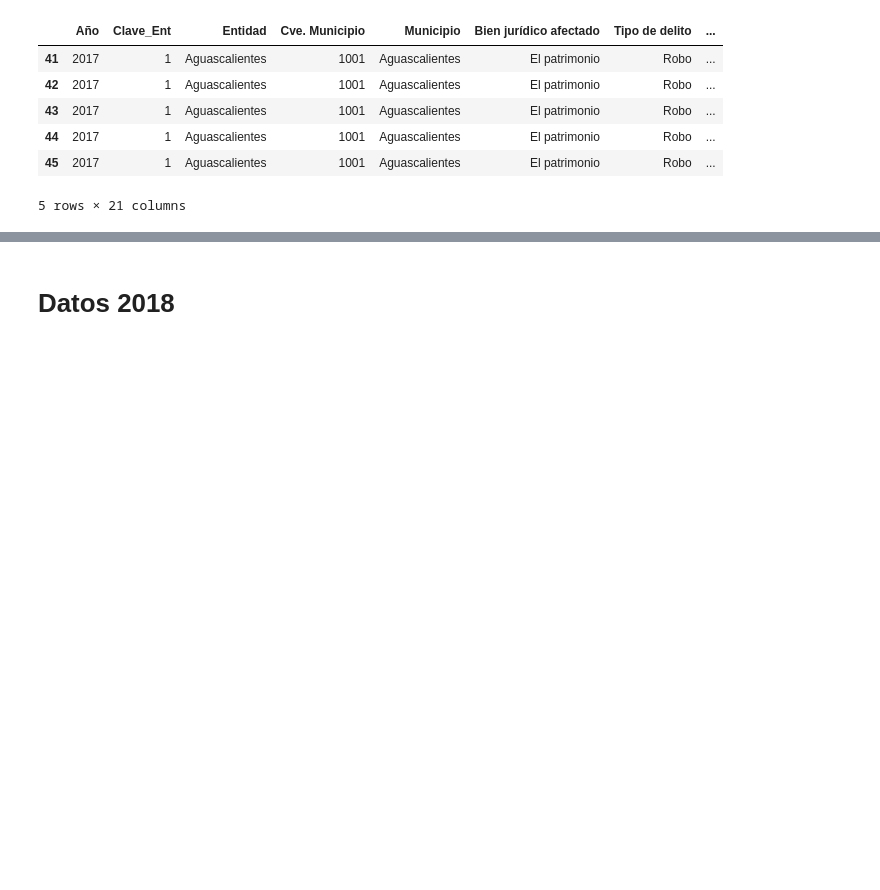
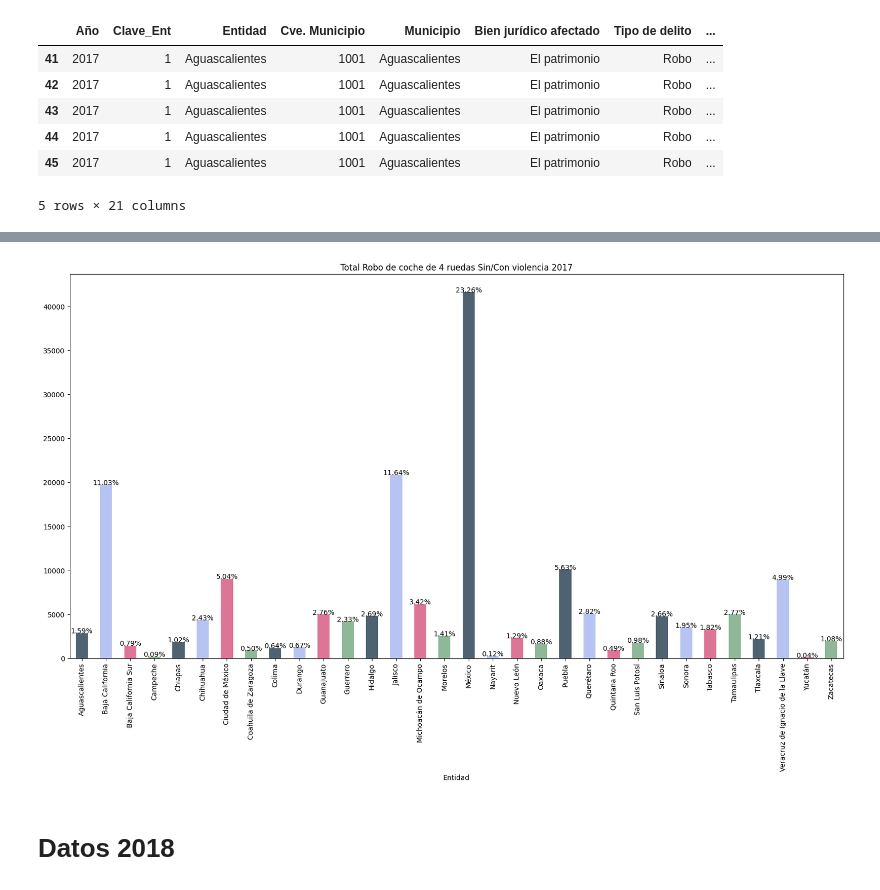
Before and after one commit to Paupau20/Colab, a Jupyter notebook: ASE.ipynb, the cells around one changed output, grey strips where cells are left out. Drawn from its saved outputs; the diff is of its cells as text; code cells hidden in the pictures; blank space fills up the shorter version.

```diff
--- a/ASE.ipynb
+++ b/ASE.ipynb
@@ -302,6 +323,7 @@ See the caveats in the documentation: https://pandas.pydata.org/pandas-docs/stab
 # %%
 # Hacemos un nuevo df en donde solo tengamos el robo de coches con y sin violencia
-cocher16 = df2016b.loc[(df2015b['Modalidad'] == 'Robo de coche de 4 ruedas Con violencia') | (df2015b['Modalidad'] == 'Robo de coche de 4 ruedas Sin violencia')]
+cocher16 = df2016b.loc[(df2016b['Modalidad'] == 'Robo de coche de 4 ruedas Con violencia') |
+                       (df2016b['Modalidad'] == 'Robo de coche de 4 ruedas Sin violencia')]
 cocher16.head()
 # %% [output]
 |  | Año | Clave_Ent | Entidad | Cve. Municipio | Municipio | Bien jurídico afectado | Tipo de delito | ... |
@@ -405,3 +427,9 @@ df2017b.head()
 | 44 | 2017 | 1 | Aguascalientes | 1001 | Aguascalientes | El patrimonio | Robo | ... |
 | 45 | 2017 | 1 | Aguascalientes | 1001 | Aguascalientes | El patrimonio | Robo | ... |
 5 rows × 21 columns
+# %%
+# Sumamos y creamos una nueva columna en donde venga el total de cada delito en el año
+df2017b['Total'] = df2017b[['Enero', 'Febrero', 'Marzo','Abril', 'Mayo', 'Junio','Julio', 'Agosto',
+                            'Septiembre','Octubre', 'Noviembre', 'Diciembre',]].apply(lambda x: x.sum(), axis=1)
+
+df2017b.head()
@@ -407,0 +449,5 @@ df2017b.head()
+# %%
+# Hacemos un nuevo df en donde solo tengamos el robo de coches con y sin violencia
+cocher17 = df2017b.loc[(df2017b['Modalidad'] == 'Robo de coche de 4 ruedas Con violencia') |
+                       (df2017b['Modalidad'] == 'Robo de coche de 4 ruedas Sin violencia')]
+cocher17.head()
@@ -407,0 +462,4 @@ df2017b.head()
+# %%
+# Hacemos un df en donde tengamos el total de cada entidad y ver que entidad federativa tiene más o menos robos de coches
+totalrc2017 = cocher17.groupby('Entidad')['Total'].sum().reset_index()
+totalrc2017.head()
@@ -408,3 +473,21 @@ df2017b.head()
+# %%
+# Calcular los porcentajes
+total = sum(totalrc2017['Total'])
+totalrc2017['Porcentaje'] = 100 * totalrc2017['Total'] / total
+
+# Crear la gráfica de barras
+colors = ['#4F6272', '#B7C3F3', '#DD7596', '#8EB897']
+ax = totalrc2017.plot(kind='bar', x='Entidad', y='Total', title='Total Robo de coche de 4 ruedas Sin/Con violencia 2017', legend=False,
+                      figsize=(20, 10), color=colors)
+
+# Agregar los porcentajes a las barras
+for i, v in enumerate(totalrc2017['Porcentaje']):
+    ax.text(i, totalrc2017['Total'][i] + 5, f"{v:.2f}%", color='black', ha='center')
+
+# Mostrar la gráfica
+plt.show()
+# %% [output]
+[figure, added]
 # %% [markdown]
 # Datos 2018
 # %%
```
Also changed, not shown: parts of 78 cells of this notebook.
